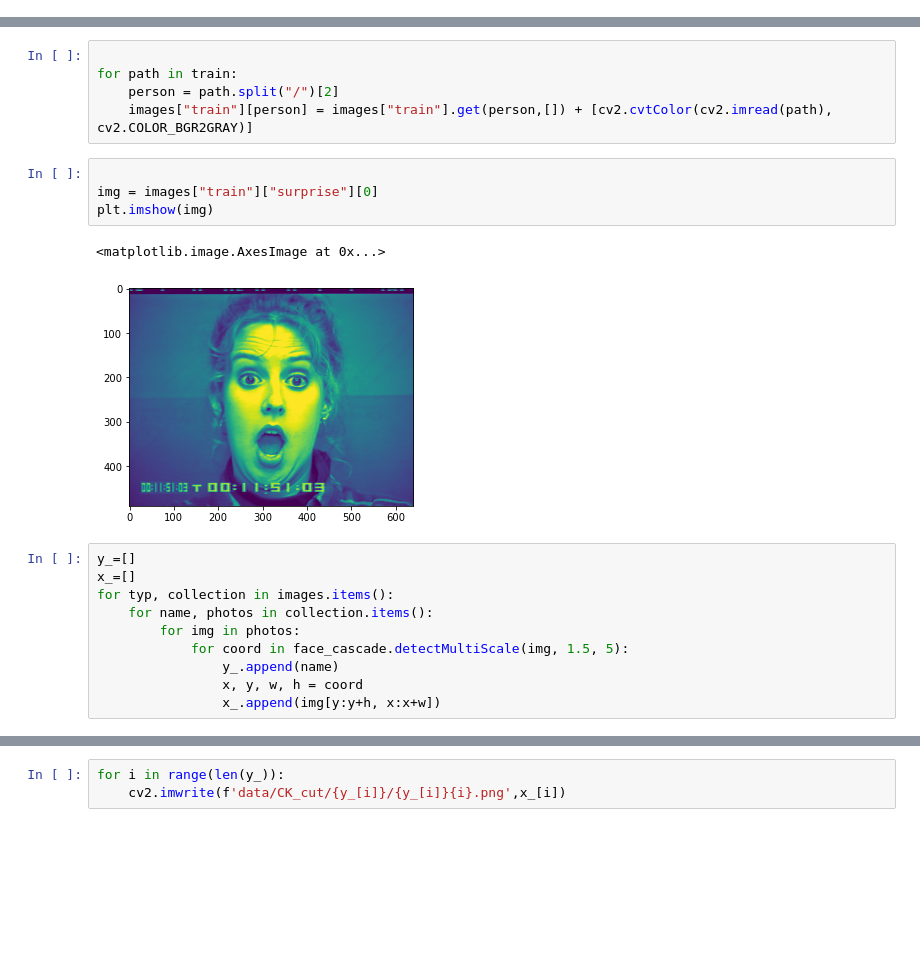
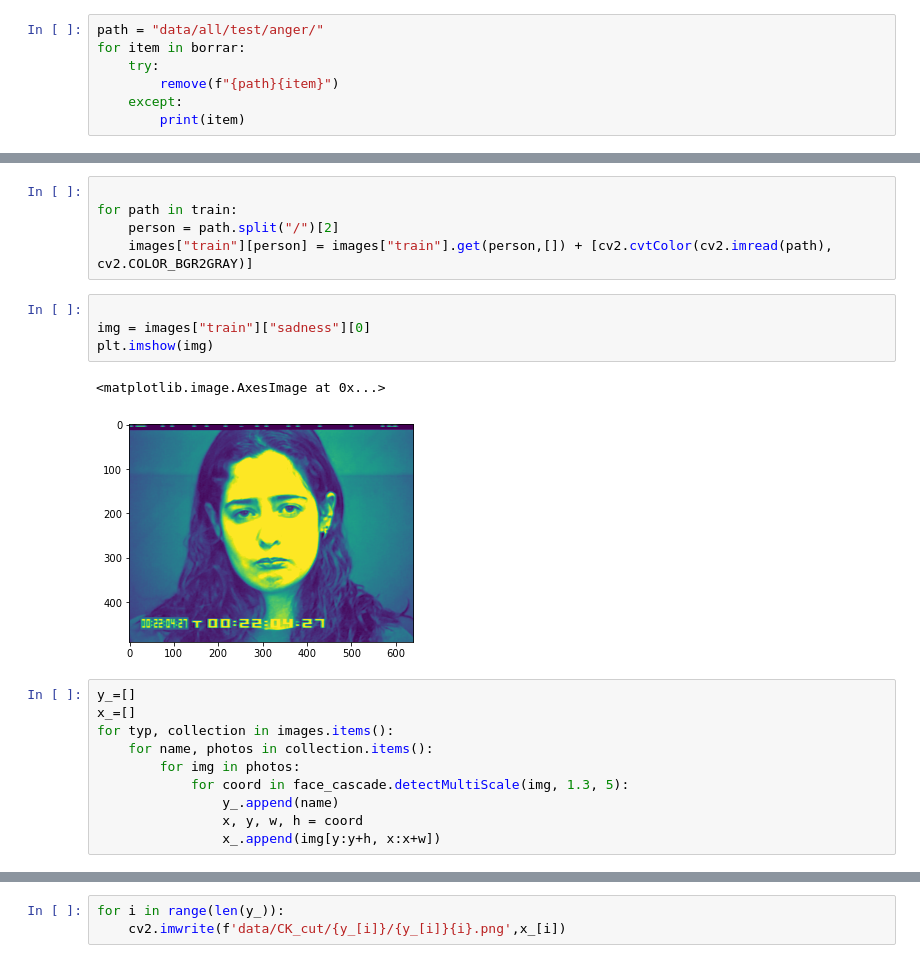
Before and after one commit to Hiidekii/HoN-HappyOrNot-, a Jupyter notebook: Recortar caras CK+.ipynb, the cells around one changed output, grey strips where cells are left out. Drawn from its saved outputs; the diff is of its cells as text; blank space fills up the shorter version.

```diff
--- a/Recortar caras CK+.ipynb
+++ b/Recortar caras CK+.ipynb
@@ -10,0 +18,7 @@ train = glob.glob("data/CK+/*/*.png")
+# %%
+path = "data/all/test/anger/"
+for item in borrar:
+    try:
+        remove(f"{path}{item}")
+    except:
+        print(item)
@@ -24,18 +76,18 @@ for path in train:
     images["train"][person] = images["train"].get(person,[]) + [cv2.cvtColor(cv2.imread(path), cv2.COLOR_BGR2GRAY)]
 # %%
 
-img = images["train"]["surprise"][0]
+img = images["train"]["sadness"][0]
 plt.imshow(img)
 # %% [output]
 <matplotlib.image.AxesImage at 0x...>
-[figure, old version]
+[figure, new version]
 # %%
 y_=[]
 x_=[]
 for typ, collection in images.items():
     for name, photos in collection.items():
         for img in photos:
-            for coord in face_cascade.detectMultiScale(img, 1.5, 5):
+            for coord in face_cascade.detectMultiScale(img, 1.3, 5):
                 y_.append(name)
                 x, y, w, h = coord
                 x_.append(img[y:y+h, x:x+w])
```
Also changed, not shown: parts of 8 cells of this notebook, 7 other files.
